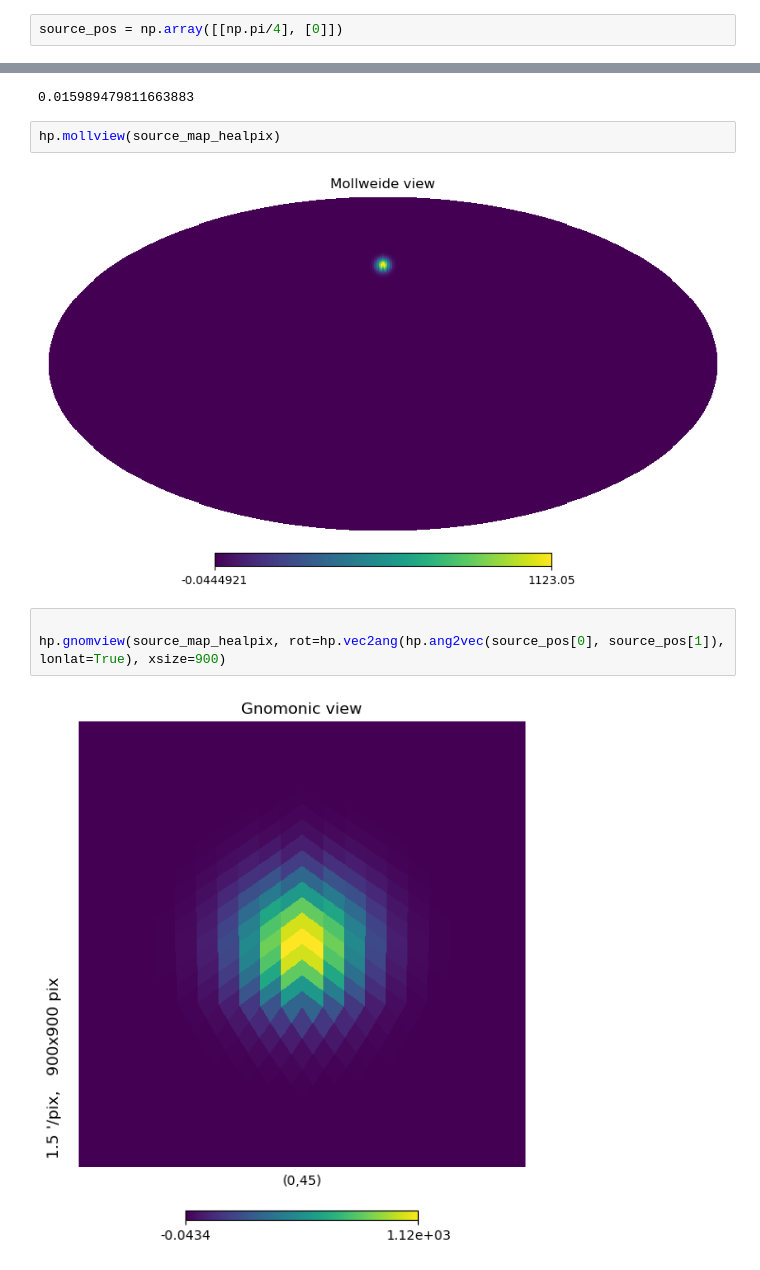
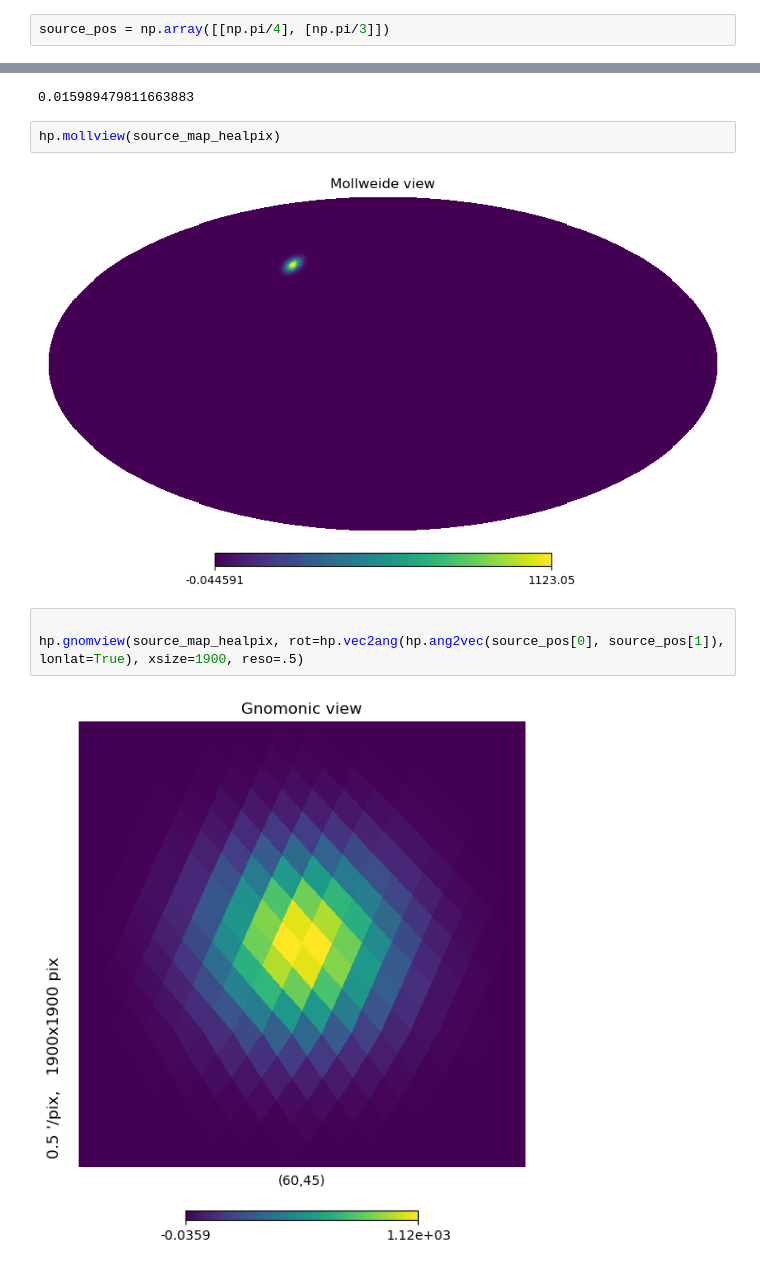
Before and after one commit to zonca/zonca.dev, a Jupyter notebook: posts/2024-07-29-pysm-point-source-pixell-healpix.ipynb, the cells around one changed output, grey strips where cells are left out. Drawn from its saved outputs; the diff is of its cells as text.

Commit message:
better location of source

```diff
--- a/posts/2024-07-29-pysm-point-source-pixell-healpix.ipynb
+++ b/posts/2024-07-29-pysm-point-source-pixell-healpix.ipynb
@@ -39,7 +39,7 @@ flux_sources = np.arange(n_sources) + 10
 # %%
 amplitude_sources = flux2amp(flux_sources, fwhm)
 # %%
-source_pos = np.array([[np.pi/4], [0]])
+source_pos = np.array([[np.pi/4], [np.pi/3]])
 # %%
 r, p = pointsrcs.expand_beam(fwhm2sigma(fwhm))
 # %%
@@ -147,12 +147,12 @@ hp.nside2resol(_)
 # %%
 hp.mollview(source_map_healpix)
 # %% [output]
-[figure, old version]
+[figure, new version]
 # %%
 
-hp.gnomview(source_map_healpix, rot=hp.vec2ang(hp.ang2vec(source_pos[0], source_pos[1]), lonlat=True), xsize=900)
+hp.gnomview(source_map_healpix, rot=hp.vec2ang(hp.ang2vec(source_pos[0], source_pos[1]), lonlat=True), xsize=1900, reso=.5)
 # %% [output]
-[figure, old version]
+[figure, new version]
 # %%
 from pysm3.utils import healpix_aperture_photometry
 
```
Also changed, not shown: parts of 6 cells of this notebook.
